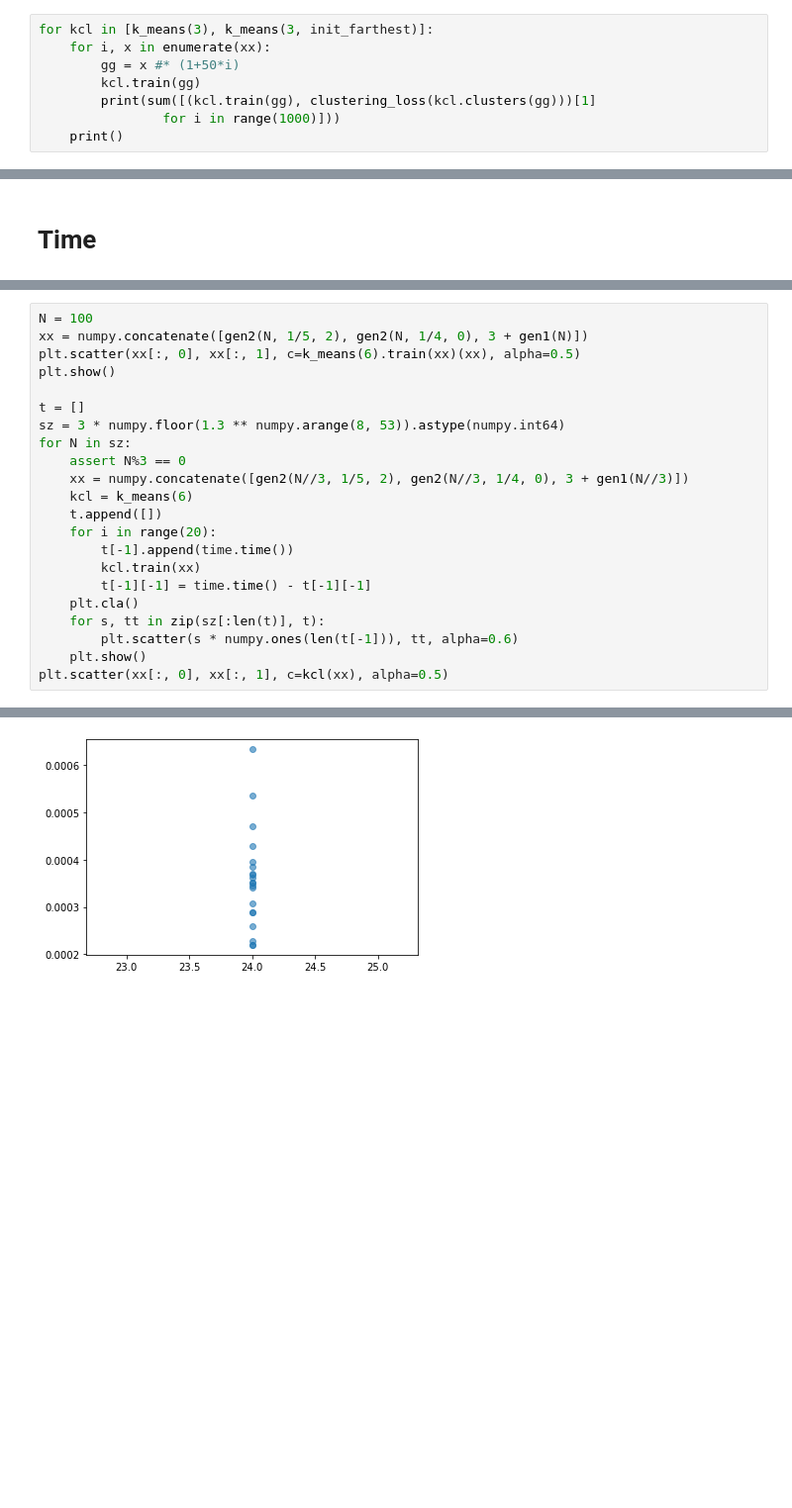
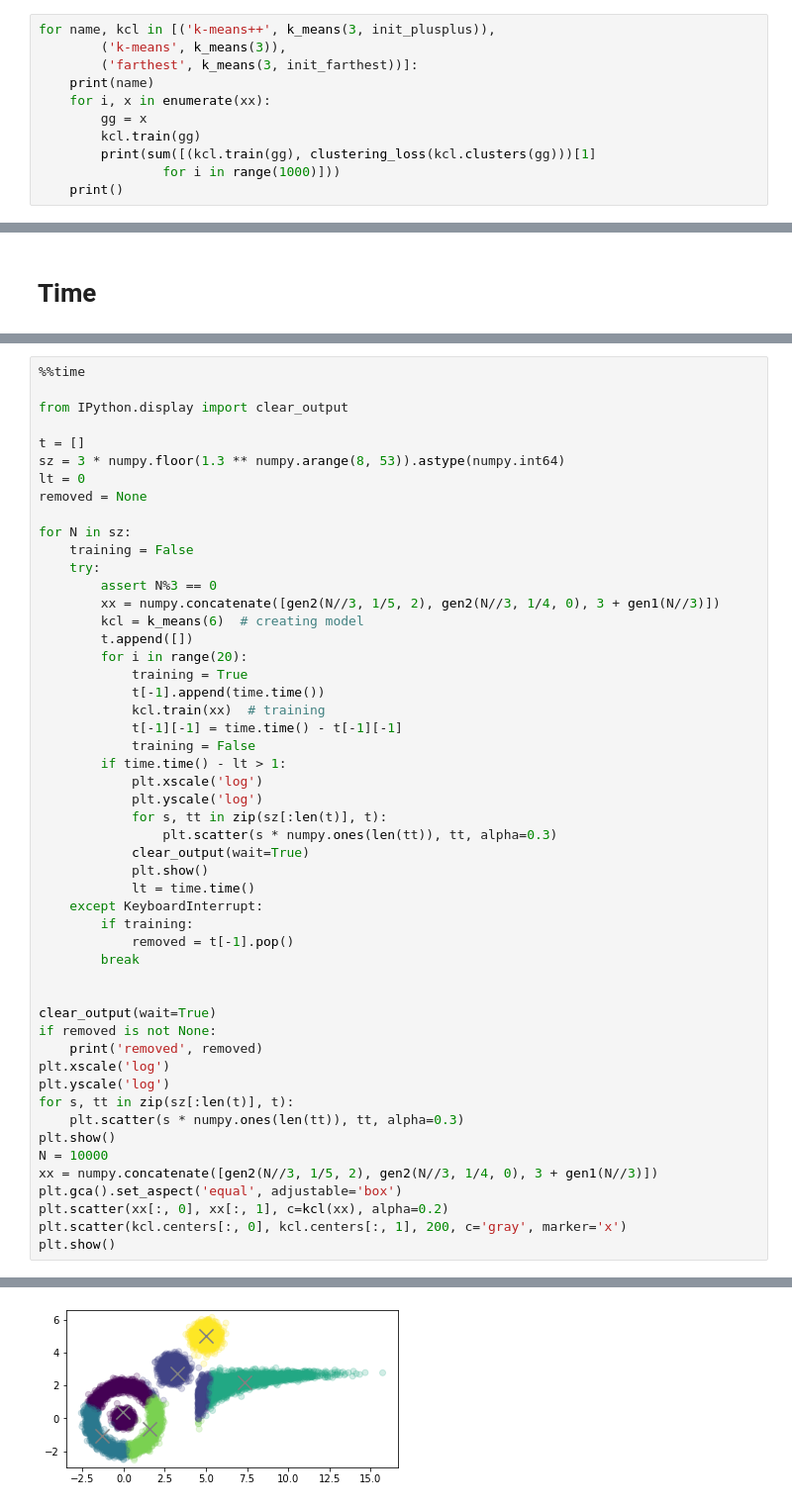
Before and after one commit to abrikos110/iml-2020-homeworks, a Jupyter notebook: clustering.ipynb, the cells around one changed output, grey strips where cells are left out. Shown at 99% size. Saved outputs shown, nothing was run; the diff lists cells and outputs as text; blank space fills up the shorter version.

Commit message:
Added improved time plots and k-means++

```diff
--- a/clustering.ipynb
+++ b/clustering.ipynb
@@ -114,7 +131,10 @@ for x in xx:
 # %%
-for kcl in [k_means(3), k_means(3, init_farthest)]:
+for name, kcl in [('k-means++', k_means(3, init_plusplus)),
+        ('k-means', k_means(3)),
+        ('farthest', k_means(3, init_farthest))]:
+    print(name)
     for i, x in enumerate(xx):
-        gg = x #* (1+50*i)
+        gg = x
         kcl.train(gg)
         print(sum([(kcl.train(gg), clustering_loss(kcl.clusters(gg)))[1]
                 for i in range(1000)]))
@@ -130,23 +160,52 @@ for kcl in [k_means(3), k_means(3, init_farthest)]:
 # %%
-N = 100
-xx = numpy.concatenate([gen2(N, 1/5, 2), gen2(N, 1/4, 0), 3 + gen1(N)])
-plt.scatter(xx[:, 0], xx[:, 1], c=k_means(6).train(xx)(xx), alpha=0.5)
-plt.show()
+%%time
+
+from IPython.display import clear_output
 
 t = []
 sz = 3 * numpy.floor(1.3 ** numpy.arange(8, 53)).astype(numpy.int64)
+lt = 0
+removed = None
+
 for N in sz:
-    assert N%3 == 0
-    xx = numpy.concatenate([gen2(N//3, 1/5, 2), gen2(N//3, 1/4, 0), 3 + gen1(N//3)])
-    kcl = k_means(6)
-    t.append([])
-    for i in range(20):
-        t[-1].append(time.time())
-        kcl.train(xx)
-        t[-1][-1] = time.time() - t[-1][-1]
-    plt.cla()
-    for s, tt in zip(sz[:len(t)], t):
-        plt.scatter(s * numpy.ones(len(t[-1])), tt, alpha=0.6)
-    plt.show()
-plt.scatter(xx[:, 0], xx[:, 1], c=kcl(xx), alpha=0.5)
+    training = False
+    try:
+        assert N%3 == 0
+        xx = numpy.concatenate([gen2(N//3, 1/5, 2), gen2(N//3, 1/4, 0), 3 + gen1(N//3)])
+        kcl = k_means(6)  # creating model
+        t.append([])
+        for i in range(20):
+            training = True
+            t[-1].append(time.time())
+            kcl.train(xx)  # training
+            t[-1][-1] = time.time() - t[-1][-1]
+            training = False
+        if time.time() - lt > 1:
+            plt.xscale('log')
+            plt.yscale('log')
+            for s, tt in zip(sz[:len(t)], t):
+                plt.scatter(s * numpy.ones(len(tt)), tt, alpha=0.3)
+            clear_output(wait=True)
+            plt.show()
+            lt = time.time()
+    except KeyboardInterrupt:
+        if training:
+            removed = t[-1].pop()
+        break
+
+
+clear_output(wait=True)
+if removed is not None:
+    print('removed', removed)
+plt.xscale('log')
+plt.yscale('log')
+for s, tt in zip(sz[:len(t)], t):
+    plt.scatter(s * numpy.ones(len(tt)), tt, alpha=0.3)
+plt.show()
+N = 10000
+xx = numpy.concatenate([gen2(N//3, 1/5, 2), gen2(N//3, 1/4, 0), 3 + gen1(N//3)])
+plt.gca().set_aspect('equal', adjustable='box')
+plt.scatter(xx[:, 0], xx[:, 1], c=kcl(xx), alpha=0.2)
+plt.scatter(kcl.centers[:, 0], kcl.centers[:, 1], 200, c='gray', marker='x')
+plt.show()
 # %% [output]
@@ -154 +213 @@ plt.scatter(xx[:, 0], xx[:, 1], c=kcl(xx), alpha=0.5)
-[figure, old version]
+[figure, new version]
```
Also changed, not shown: parts of 8 cells of this notebook.
